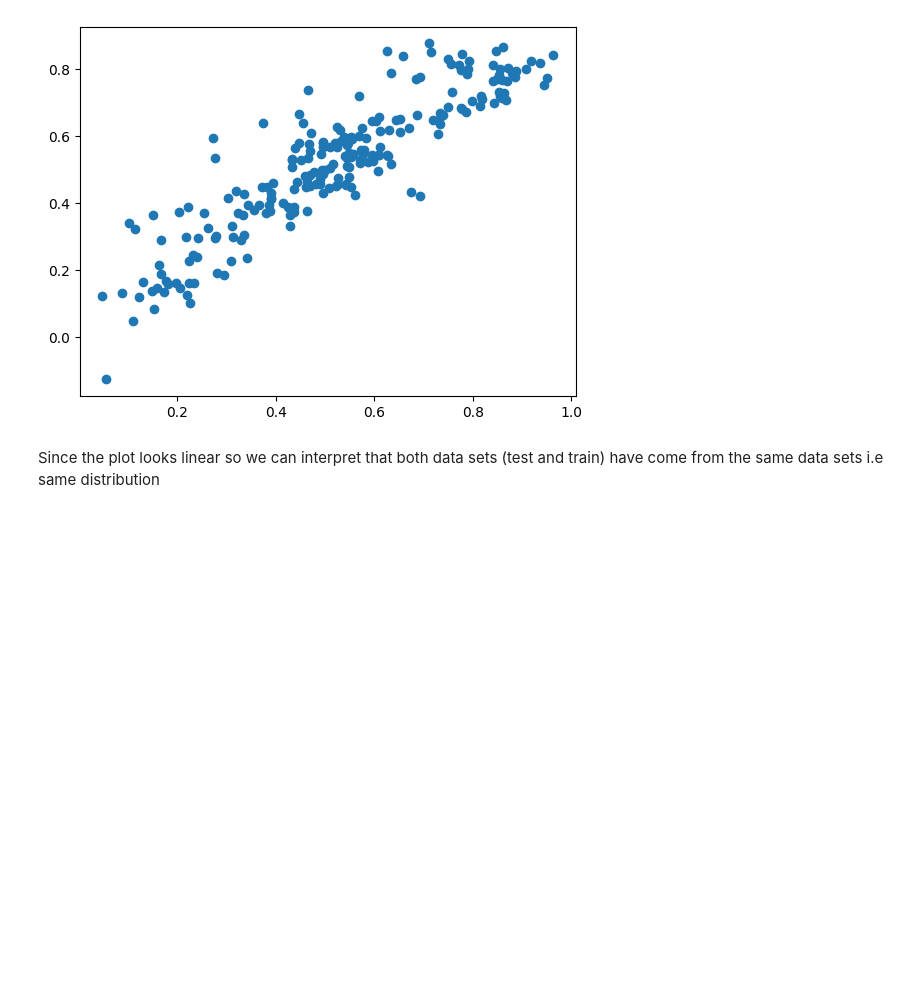
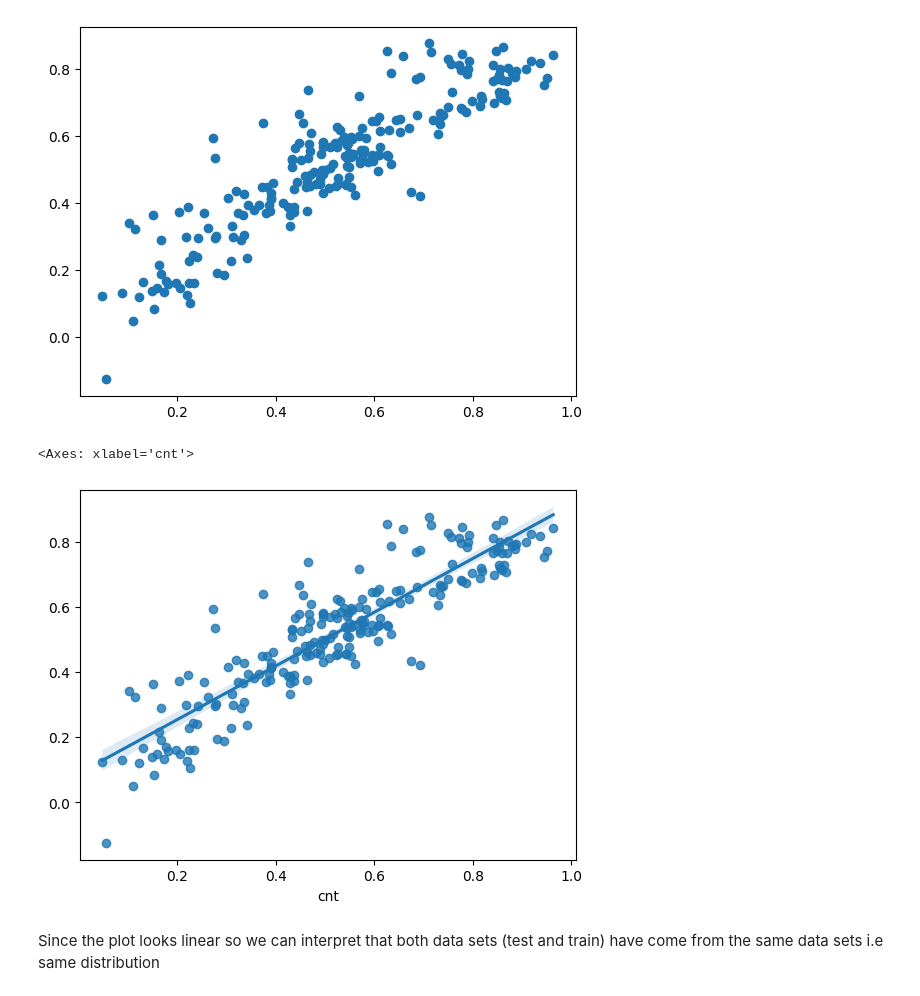
Before and after one commit to Jithendrian/LinearRegressionAssignment, a Jupyter notebook: BikeSharingAssignment_Jithendrian.ipynb, the cells around one changed output. Drawn from its saved outputs; the diff is of its cells as text; code cells hidden in the pictures; blank space fills up the shorter version.

```diff
--- a/BikeSharingAssignment_Jithendrian.ipynb
+++ b/BikeSharingAssignment_Jithendrian.ipynb
@@ -1121,6 +1133,11 @@ plt.scatter(y_test, y_test_pred)
 plt.show()
 # %% [output]
 [figure]
+# %%
+sns.regplot(x = y_test, y = y_test_pred)
+# %% [output]
+<Axes: xlabel='cnt'>
+[figure, added]
 # %% [markdown]
 Since the plot looks linear so we can interpret that both data sets (test and train) have come from the same data sets i.e same distribution
 # %% [markdown]
```
Also changed, not shown: parts of 9 cells of this notebook.
